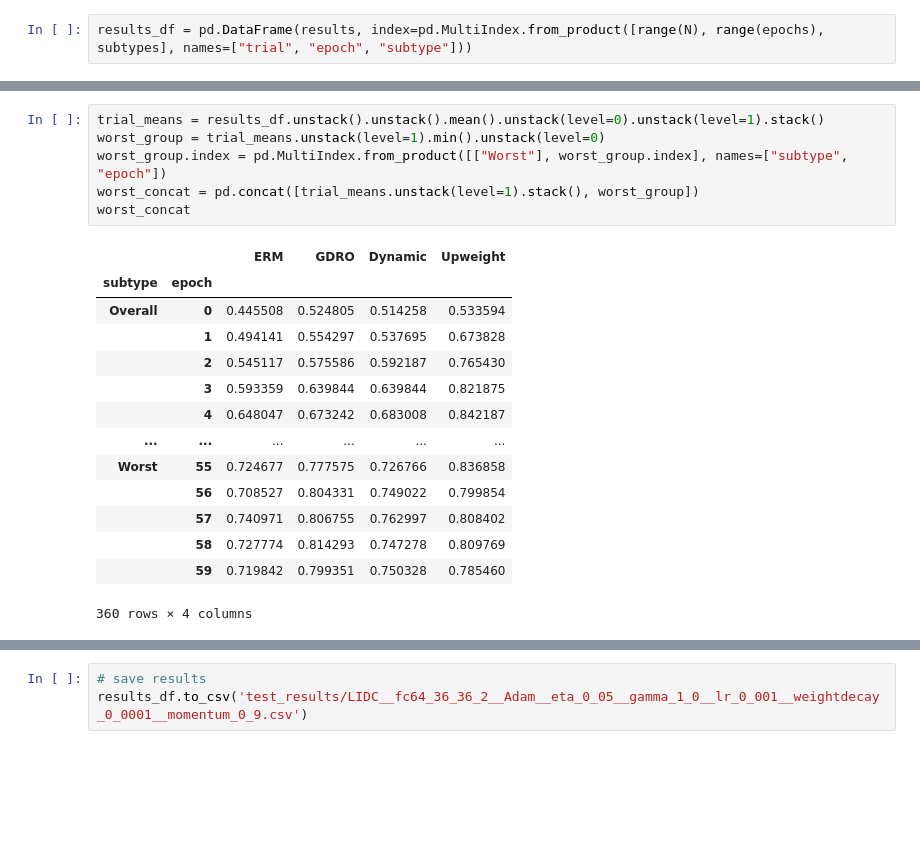
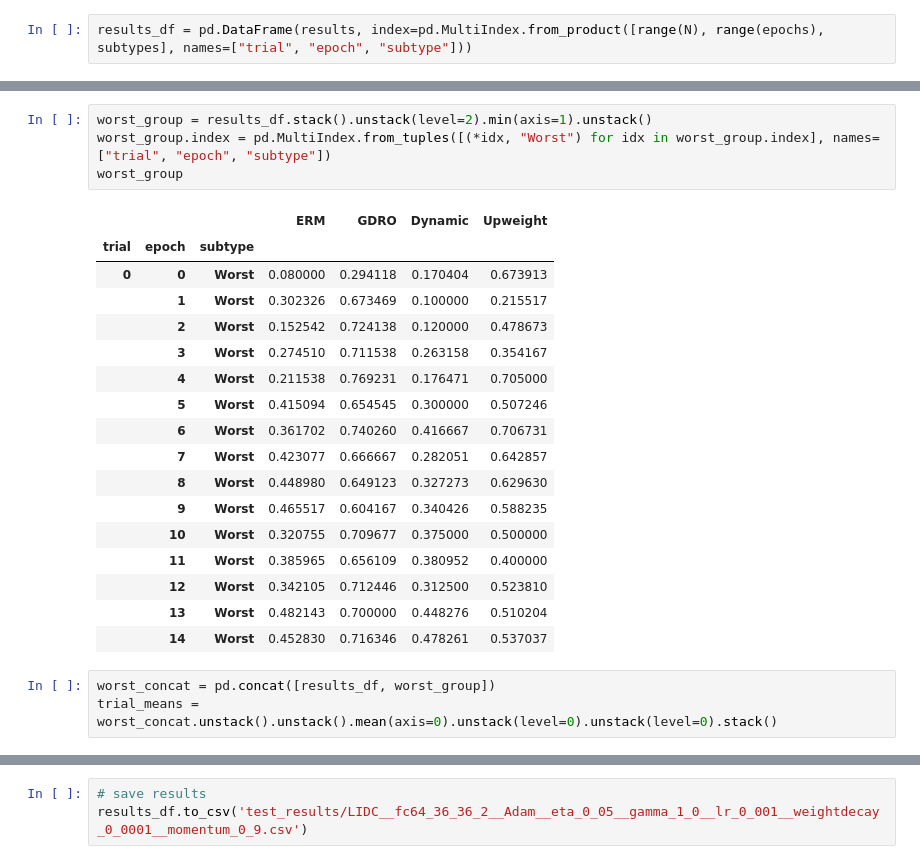
Before and after one commit to mtzig/LIDC_GDRO, a Jupyter notebook: notebooks/run_test.ipynb, the cells around one changed output, grey strips where cells are left out. Cells and saved outputs as stored; diff of their text form; blank space fills up the shorter version.

```diff
--- a/notebooks/run_test.ipynb
+++ b/notebooks/run_test.ipynb
@@ -329,24 +346,28 @@ results_df = pd.DataFrame(results, index=pd.MultiIndex.from_product([range(N), r
+# %%
+worst_group = results_df.stack().unstack(level=2).min(axis=1).unstack()
+worst_group.index = pd.MultiIndex.from_tuples([(*idx, "Worst") for idx in worst_group.index], names=["trial", "epoch", "subtype"])
+worst_group
+# %% [output]
+|  |  |  | ERM | GDRO | Dynamic | Upweight |
+| trial | epoch | subtype |  |  |  |  |
+| 0 | 0 | Worst | 0.080000 | 0.294118 | 0.170404 | 0.673913 |
+|  | 1 | Worst | 0.302326 | 0.673469 | 0.100000 | 0.215517 |
+|  | 2 | Worst | 0.152542 | 0.724138 | 0.120000 | 0.478673 |
+|  | 3 | Worst | 0.274510 | 0.711538 | 0.263158 | 0.354167 |
+|  | 4 | Worst | 0.211538 | 0.769231 | 0.176471 | 0.705000 |
+|  | 5 | Worst | 0.415094 | 0.654545 | 0.300000 | 0.507246 |
+|  | 6 | Worst | 0.361702 | 0.740260 | 0.416667 | 0.706731 |
+|  | 7 | Worst | 0.423077 | 0.666667 | 0.282051 | 0.642857 |
+|  | 8 | Worst | 0.448980 | 0.649123 | 0.327273 | 0.629630 |
+|  | 9 | Worst | 0.465517 | 0.604167 | 0.340426 | 0.588235 |
+|  | 10 | Worst | 0.320755 | 0.709677 | 0.375000 | 0.500000 |
+|  | 11 | Worst | 0.385965 | 0.656109 | 0.380952 | 0.400000 |
+|  | 12 | Worst | 0.342105 | 0.712446 | 0.312500 | 0.523810 |
+|  | 13 | Worst | 0.482143 | 0.700000 | 0.448276 | 0.510204 |
+|  | 14 | Worst | 0.452830 | 0.716346 | 0.478261 | 0.537037 |
 # %%
-trial_means = results_df.unstack().unstack().mean().unstack(level=0).unstack(level=1).stack()
-worst_group = trial_means.unstack(level=1).min().unstack(level=0)
-worst_group.index = pd.MultiIndex.from_product([["Worst"], worst_group.index], names=["subtype", "epoch"])
-worst_concat = pd.concat([trial_means.unstack(level=1).stack(), worst_group])
-worst_concat
+worst_concat = pd.concat([results_df, worst_group])
+trial_means = worst_concat.unstack().unstack().mean(axis=0).unstack(level=0).unstack(level=0).stack()
-# %% [output]
-|  |  | ERM | GDRO | Dynamic | Upweight |
-| subtype | epoch |  |  |  |  |
-| Overall | 0 | 0.445508 | 0.524805 | 0.514258 | 0.533594 |
-|  | 1 | 0.494141 | 0.554297 | 0.537695 | 0.673828 |
-|  | 2 | 0.545117 | 0.575586 | 0.592187 | 0.765430 |
-|  | 3 | 0.593359 | 0.639844 | 0.639844 | 0.821875 |
-|  | 4 | 0.648047 | 0.673242 | 0.683008 | 0.842187 |
-| ... | ... | ... | ... | ... | ... |
-| Worst | 55 | 0.724677 | 0.777575 | 0.726766 | 0.836858 |
-|  | 56 | 0.708527 | 0.804331 | 0.749022 | 0.799854 |
-|  | 57 | 0.740971 | 0.806755 | 0.762997 | 0.808402 |
-|  | 58 | 0.727774 | 0.814293 | 0.747278 | 0.809769 |
-|  | 59 | 0.719842 | 0.799351 | 0.750328 | 0.785460 |
-360 rows × 4 columns
 # %%
 import matplotlib.pyplot as plt
 
```
Also changed, not shown: parts of 11 cells of this notebook, 1 other file.
